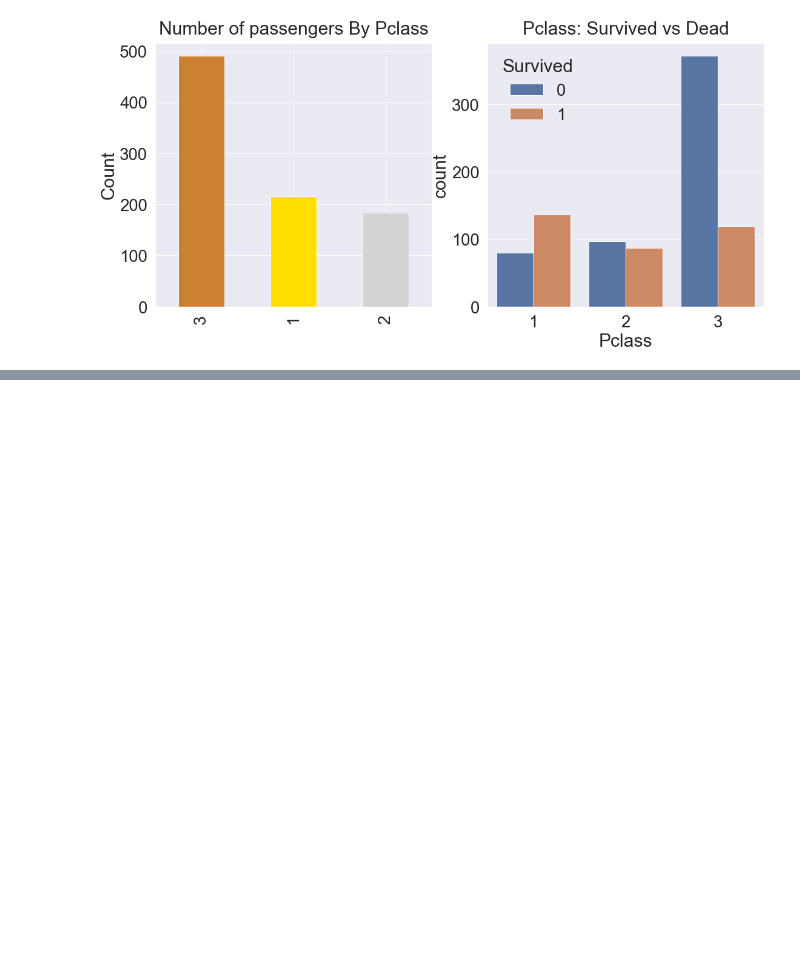
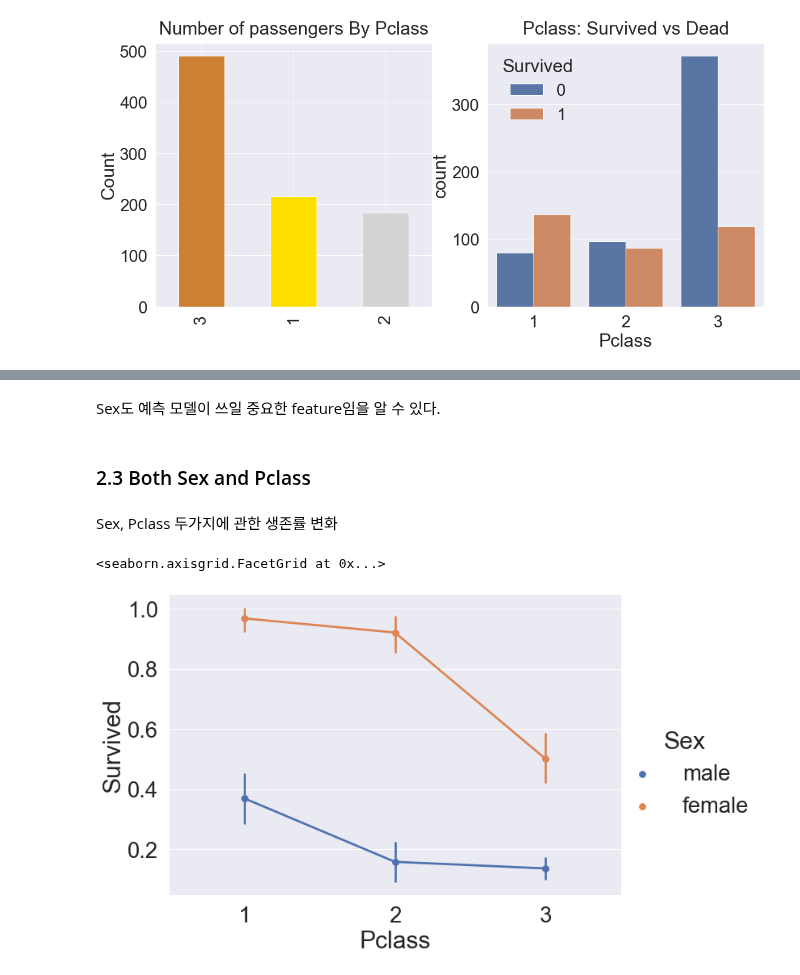
Before and after one commit to wizdom-js/data_analysis, a Jupyter notebook: Kaggle_titanic/with_kaggle_youhanlee.ipynb, the cells around one changed output, grey strips where cells are left out. Saved outputs shown, nothing was run; the diff lists cells and outputs as text; code cells hidden in the pictures; blank space fills up the shorter version.

```diff
--- a/Kaggle_titanic/with_kaggle_youhanlee.ipynb
+++ b/Kaggle_titanic/with_kaggle_youhanlee.ipynb
@@ -220,0 +271,13 @@ Pclass의 total count는 3번째 class가 가장 많고 그다음 1, 2이지만,
+# %% [markdown]
+Sex도 예측 모델이 쓰일 중요한 feature임을 알 수 있다.
+# %% [markdown]
+### 2.3 Both Sex and Pclass
+# %% [markdown]
+Sex, Pclass 두가지에 관한 생존률 변화
+# %%
+# seaborn의 factorplot을 이용하여 3차원 그래프 그리기
+sns.factorplot('Pclass', 'Survived', hue='Sex', data=df_train, size=6, aspect=1.5)
+    # sns.factorplot(x축, y축, hue=색으로, data=데이터, size=사이즈, aspect=각 면의 가로세로 비율)
+# %% [output]
+<seaborn.axisgrid.FacetGrid at 0x...>
+[figure, added]
```
Also changed, not shown: parts of 24 cells of this notebook.
